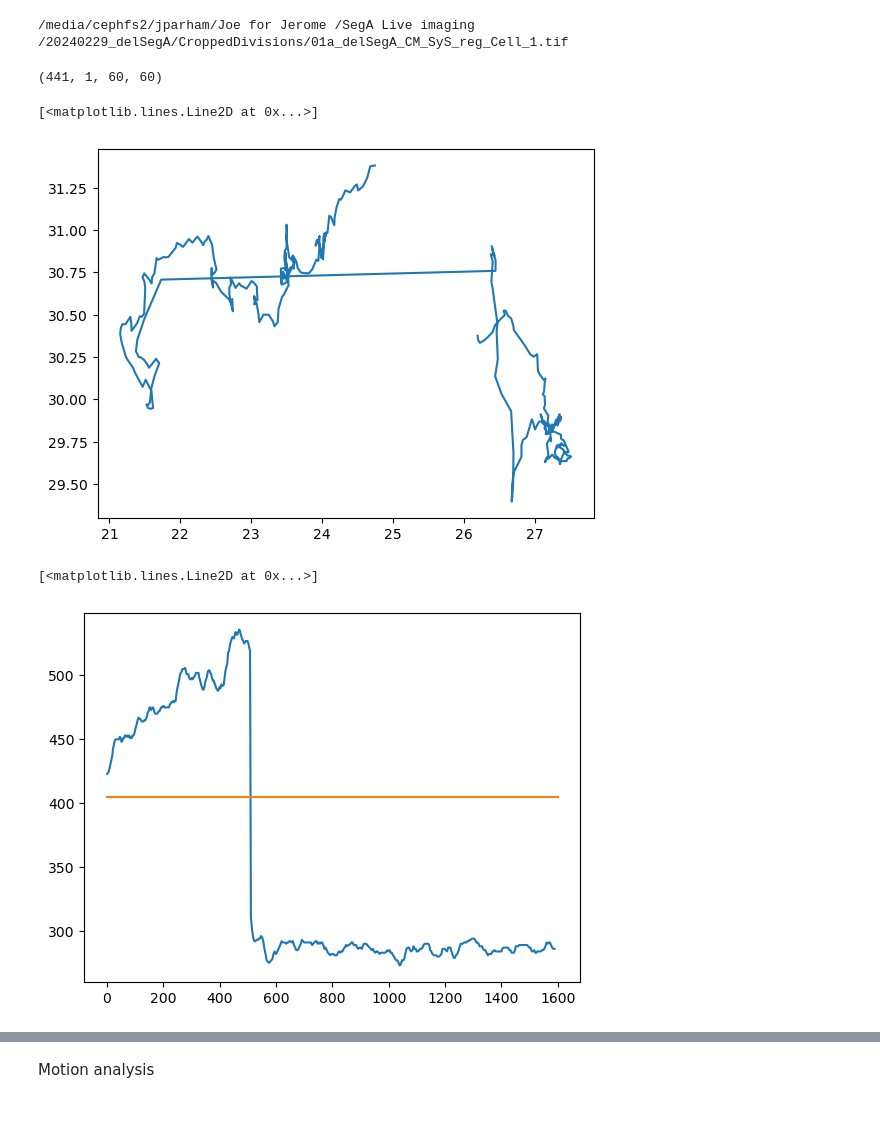
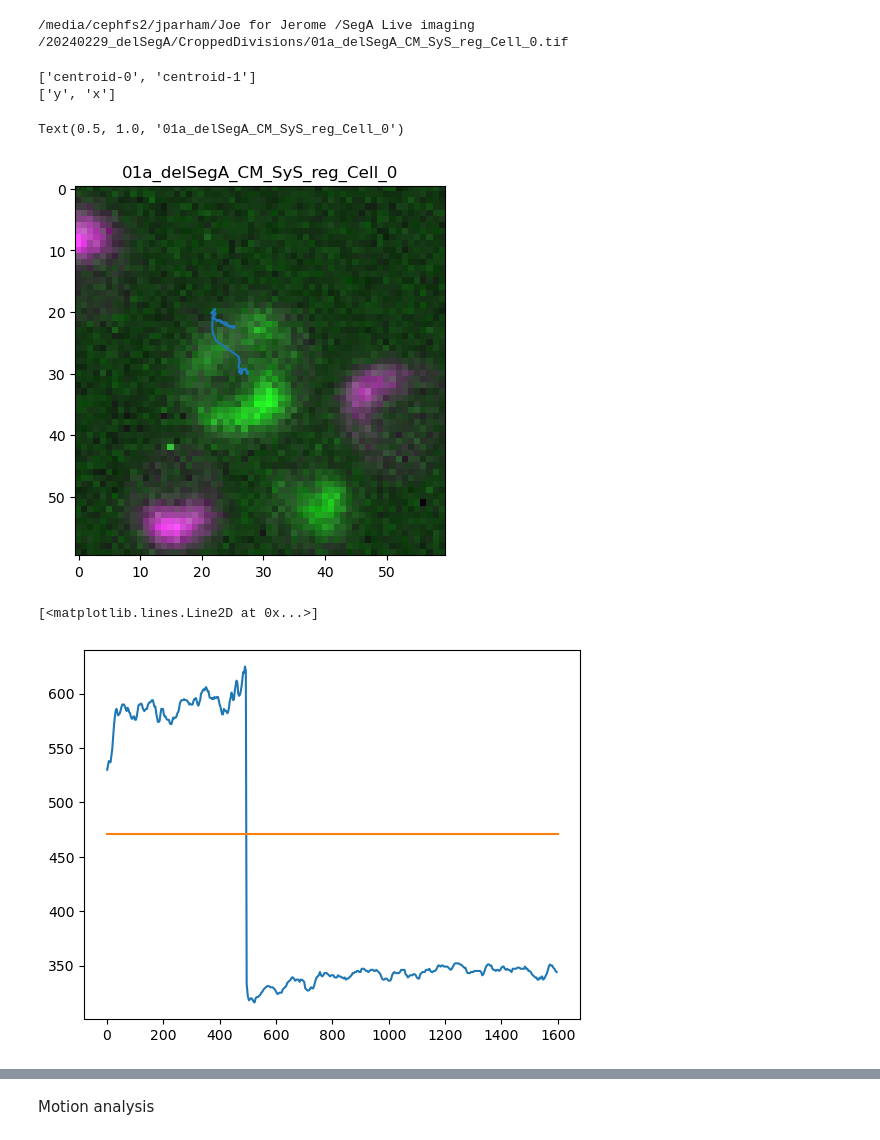
Before and after one commit to jboulanger/dna-movement-sufolobus, a Jupyter notebook: Test.ipynb, the cells around one changed output, grey strips where cells are left out. Drawn from its saved outputs; the diff is of its cells as text; code cells hidden in the pictures; blank space fills up the shorter version.

Commit message:
add command line

```diff
--- a/Test.ipynb
+++ b/Test.ipynb
@@ -4,31 +4,30 @@
 # %%
 from pathlib import Path
 import tifffile
 import motionquant as mq
 import pandas as pd
 import numpy as np
 import matplotlib.pyplot as plt
+
 # list files from the src folder
 src = Path('/media/cephfs2/jparham/Joe for Jerome /')
 filelist = pd.read_csv('filelist.csv')
 #src = Path('/media/cephfs2/jparham/For Jerome/Divisions with G2toConstriction/')
 dst = Path('./')
 
 # filelist = pd.DataFrame.from_records(
 #     [{'path':f,'name':f.stem} for f in src.glob('[!.]*.tif')]
 # )
 # filelist.head()
-
-filename = filelist['path'].iloc[10]
+filename = filelist['path'].iloc[0]
 print(filename)
-img = tifffile.imread(filename)
-pimg = mq.preprocess(img, 100)
-#mask, position = mq.segment_and_track(pimg)
-cell_mask, cell_trj = mq.segment_and_track_cell(pimg)
-print(cell_mask.shape)
-plt.plot(cell_trj['centroid-1'],cell_trj['centroid-0'])
+img, cell_mask, cell_trj, diff, flow, rho, div, blob_labels, blobs_trj = mq.process(Path(filename))
+plt.imshow(mq.uv2rgb(img[0]))
+plt.plot(cell_trj['centroid-1'], cell_trj['centroid-0'])
+plt.title(Path(filename).stem)
 # %% [output]
-/media/cephfs2/jparham/Joe for Jerome /SegA Live imaging /20240229_delSegA/CroppedDivisions/01a_delSegA_CM_SyS_reg_Cell_1.tif
+/media/cephfs2/jparham/Joe for Jerome /SegA Live imaging /20240229_delSegA/CroppedDivisions/01a_delSegA_CM_SyS_reg_Cell_0.tif
-(441, 1, 60, 60)
+['centroid-0', 'centroid-1']
+['y', 'x']
-[<matplotlib.lines.Line2D at 0x...>]
+Text(0.5, 1.0, '01a_delSegA_CM_SyS_reg_Cell_0')
-[figure, old version]
+[figure, new version]
@@ -40,7 +44,7 @@ a=(np.max(y) + np.min(y))/2
 plt.plot([0,1600],[a,a])
 # %% [output]
 [<matplotlib.lines.Line2D at 0x...>]
-[figure, old version]
+[figure, new version]
 # %%
 x1 = cell_trj['centroid-0']
 y1 = cell_trj['centroid-1']
```
Also changed, not shown: parts of 11 cells of this notebook, 3 other files.
